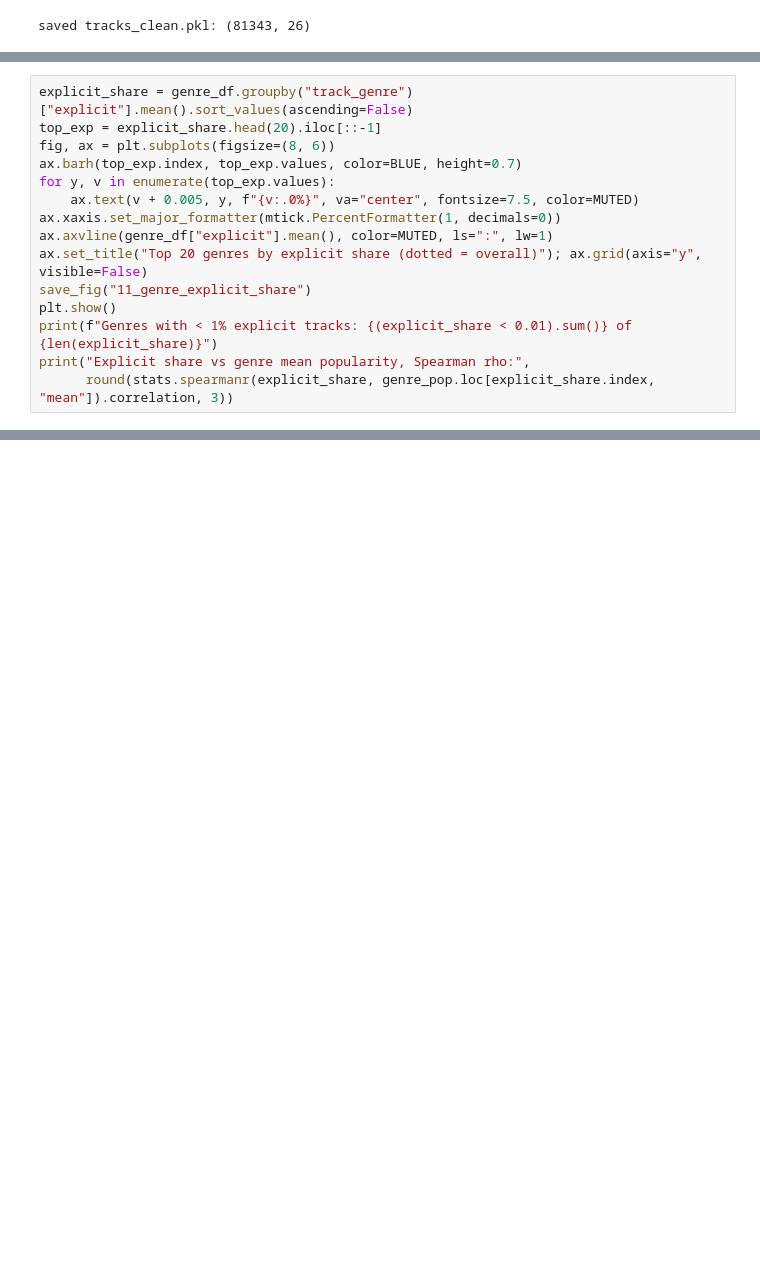
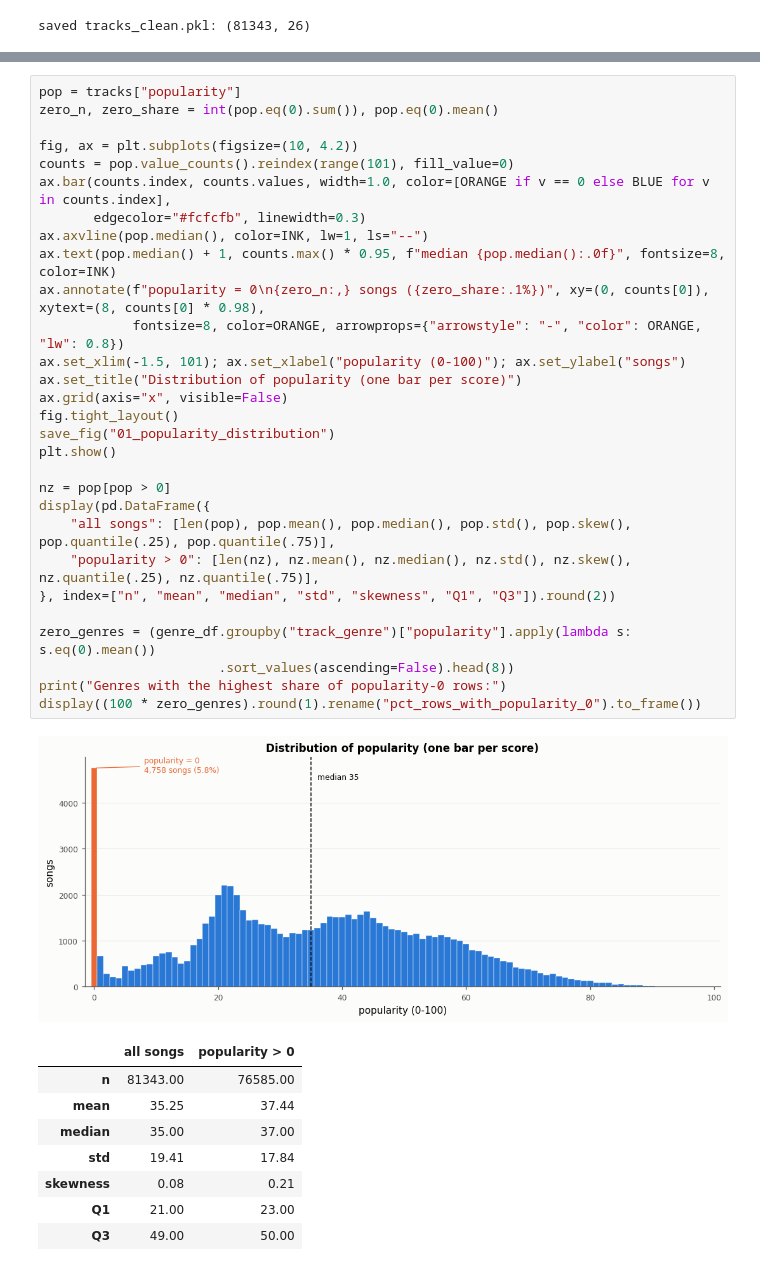
Before and after one commit to caixiaoqijessica/bt4211-final-project-spotify-dataset, a Jupyter notebook: bt4211-project.ipynb, the cells around one changed output, grey strips where cells are left out. Cells and saved outputs as stored; diff of their text form; blank space fills up the shorter version.

```diff
--- a/bt4211-project.ipynb
+++ b/bt4211-project.ipynb
@@ -1013,15 +533,0 @@ Most extreme genre profiles (|z| > 2.5):
-# %%
-explicit_share = genre_df.groupby("track_genre")["explicit"].mean().sort_values(ascending=False)
-top_exp = explicit_share.head(20).iloc[::-1]
-fig, ax = plt.subplots(figsize=(8, 6))
-ax.barh(top_exp.index, top_exp.values, color=BLUE, height=0.7)
-for y, v in enumerate(top_exp.values):
-    ax.text(v + 0.005, y, f"{v:.0%}", va="center", fontsize=7.5, color=MUTED)
-ax.xaxis.set_major_formatter(mtick.PercentFormatter(1, decimals=0))
-ax.axvline(genre_df["explicit"].mean(), color=MUTED, ls=":", lw=1)
-ax.set_title("Top 20 genres by explicit share (dotted = overall)"); ax.grid(axis="y", visible=False)
-save_fig("11_genre_explicit_share")
-plt.show()
-print(f"Genres with < 1% explicit tracks: {(explicit_share < 0.01).sum()} of {len(explicit_share)}")
-print("Explicit share vs genre mean popularity, Spearman rho:",
-      round(stats.spearmanr(explicit_share, genre_pop.loc[explicit_share.index, "mean"]).correlation, 3))
@@ -1261,0 +568,39 @@ display(long_.nlargest(5, "duration_min")[["track_name", "artists", "duration_mi
+# %%
+pop = tracks["popularity"]
+zero_n, zero_share = int(pop.eq(0).sum()), pop.eq(0).mean()
+
+fig, ax = plt.subplots(figsize=(10, 4.2))
+counts = pop.value_counts().reindex(range(101), fill_value=0)
+ax.bar(counts.index, counts.values, width=1.0, color=[ORANGE if v == 0 else BLUE for v in counts.index],
+       edgecolor="#fcfcfb", linewidth=0.3)
+ax.axvline(pop.median(), color=INK, lw=1, ls="--")
+ax.text(pop.median() + 1, counts.max() * 0.95, f"median {pop.median():.0f}", fontsize=8, color=INK)
+ax.annotate(f"popularity = 0\n{zero_n:,} songs ({zero_share:.1%})", xy=(0, counts[0]), xytext=(8, counts[0] * 0.98),
+            fontsize=8, color=ORANGE, arrowprops={"arrowstyle": "-", "color": ORANGE, "lw": 0.8})
+ax.set_xlim(-1.5, 101); ax.set_xlabel("popularity (0-100)"); ax.set_ylabel("songs")
+ax.set_title("Distribution of popularity (one bar per score)")
+ax.grid(axis="x", visible=False)
+fig.tight_layout()
+save_fig("01_popularity_distribution")
+plt.show()
+
+nz = pop[pop > 0]
+display(pd.DataFrame({
+    "all songs": [len(pop), pop.mean(), pop.median(), pop.std(), pop.skew(), pop.quantile(.25), pop.quantile(.75)],
+    "popularity > 0": [len(nz), nz.mean(), nz.median(), nz.std(), nz.skew(), nz.quantile(.25), nz.quantile(.75)],
+}, index=["n", "mean", "median", "std", "skewness", "Q1", "Q3"]).round(2))
+
+zero_genres = (genre_df.groupby("track_genre")["popularity"].apply(lambda s: s.eq(0).mean())
+                       .sort_values(ascending=False).head(8))
+print("Genres with the highest share of popularity-0 rows:")
+display((100 * zero_genres).round(1).rename("pct_rows_with_popularity_0").to_frame())
+# %% [output]
+[figure, added]
+|  | all songs | popularity > 0 |
+| n | 81343.00 | 76585.00 |
+| mean | 35.25 | 37.44 |
+| median | 35.00 | 37.00 |
+| std | 19.41 | 17.84 |
+| skewness | 0.08 | 0.21 |
+| Q1 | 21.00 | 23.00 |
+| Q3 | 49.00 | 50.00 |
```
Also changed, not shown: parts of 66 cells of this notebook, 20 other files.
